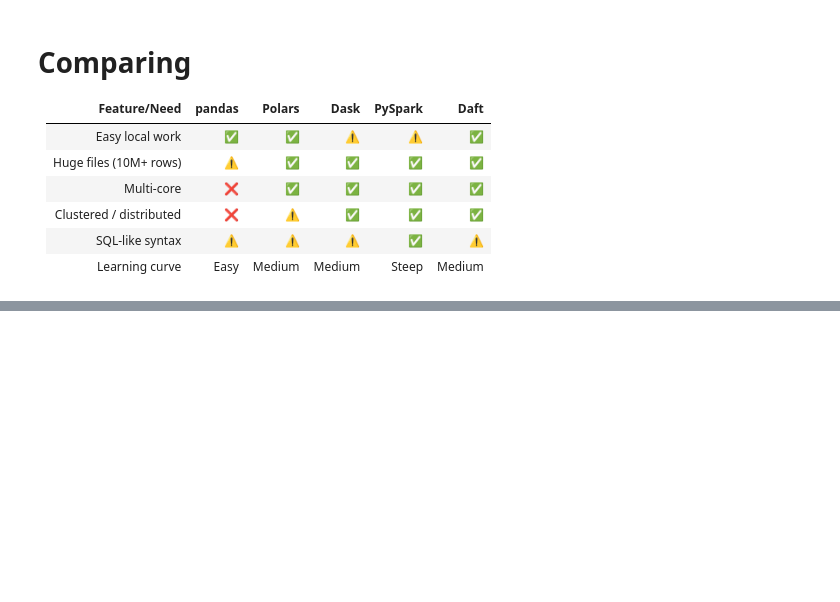
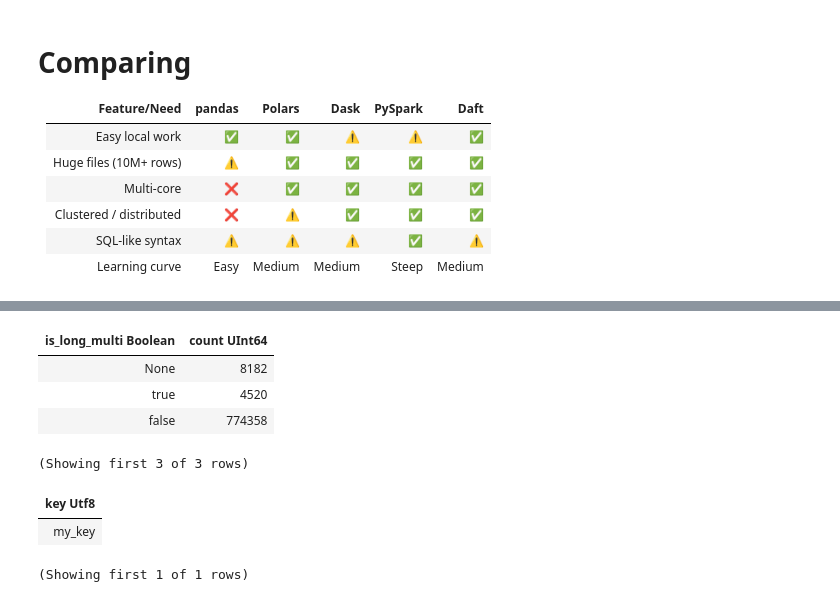
Before and after one commit to adam133/pyowa-dataframes, a Jupyter notebook: slides/presentation_slides.ipynb, the cells around one changed output, grey strips where cells are left out. Saved outputs shown, nothing was run; the diff lists cells and outputs as text; code cells hidden in the pictures; blank space fills up the shorter version.

```diff
--- a/slides/presentation_slides.ipynb
+++ b/slides/presentation_slides.ipynb
@@ -258,0 +281,36 @@ daft_df.groupby("city").agg(daft.col("age").mean())  # Daft
+# %%
+# how many trips had a distance > 10 miles and > 1 passenger?
+df = df.with_column("is_long_multi",
+                   (df["trip_distance"] > 10) & (df["passenger_count"] > 1))
+
+percent_count = (df.groupby("is_long_multi")
+                 .agg(daft.col("VendorID")
+                      .count()
+                      .alias("count"))
+                      .collect())
+percent_count
+# %% [output]
+| is_long_multi Boolean | count UInt64 |
+| None | 8182 |
+| true | 4520 |
+| false | 774358 |
+(Showing first 3 of 3 rows)
+# %%
+# how about nested object records?
+d = {
+    "timestamp": "2025-01-02T02:03:04.000Z",
+    "id": 123486993,
+    "obj": {
+        "key": "my_key",
+        "value": "my_value"
+    }
+}
+# works from_json() as well
+df = daft.from_pydict({"log": [d]}).collect()
+
+(df.filter(df["log"]["obj"]["value"] == 'my_value')
+ .select(df["log"]["obj"]["key"])).show()
+# %% [output]
+| key Utf8 |
+| my_key |
+(Showing first 1 of 1 rows)
```
Also changed, not shown: parts of 6 cells of this notebook, 6 other files.
